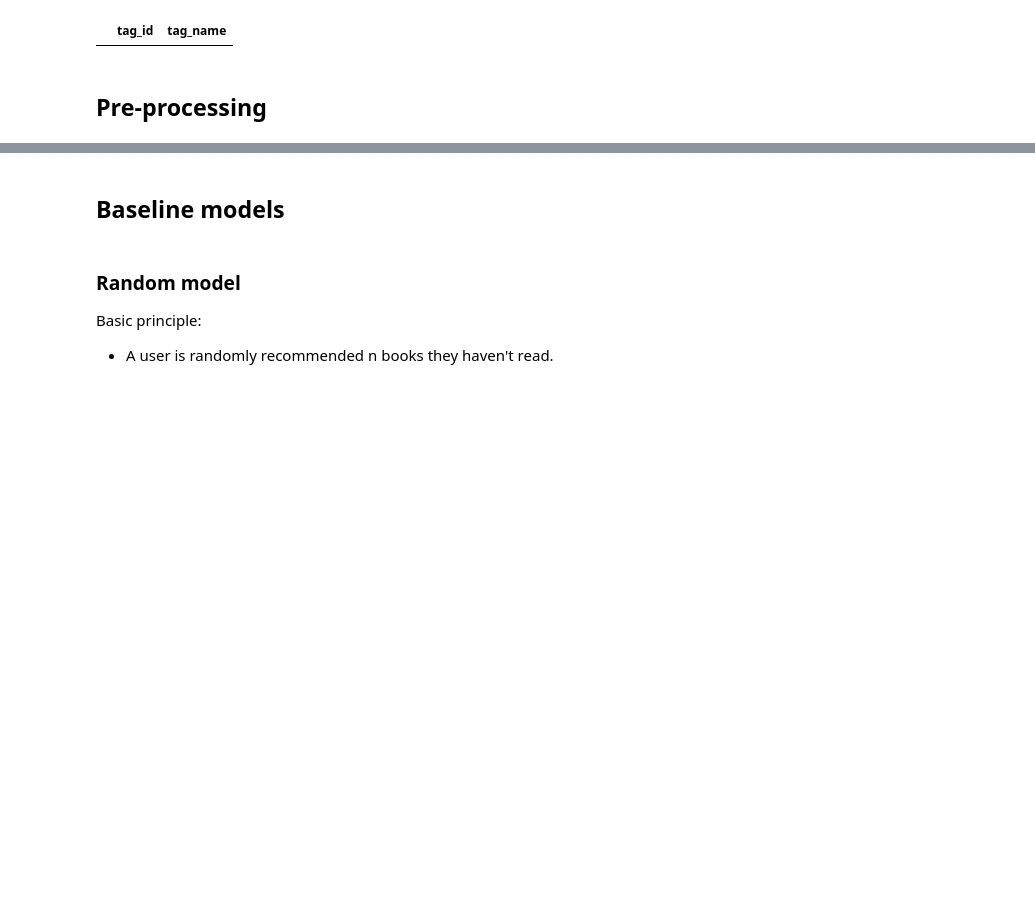
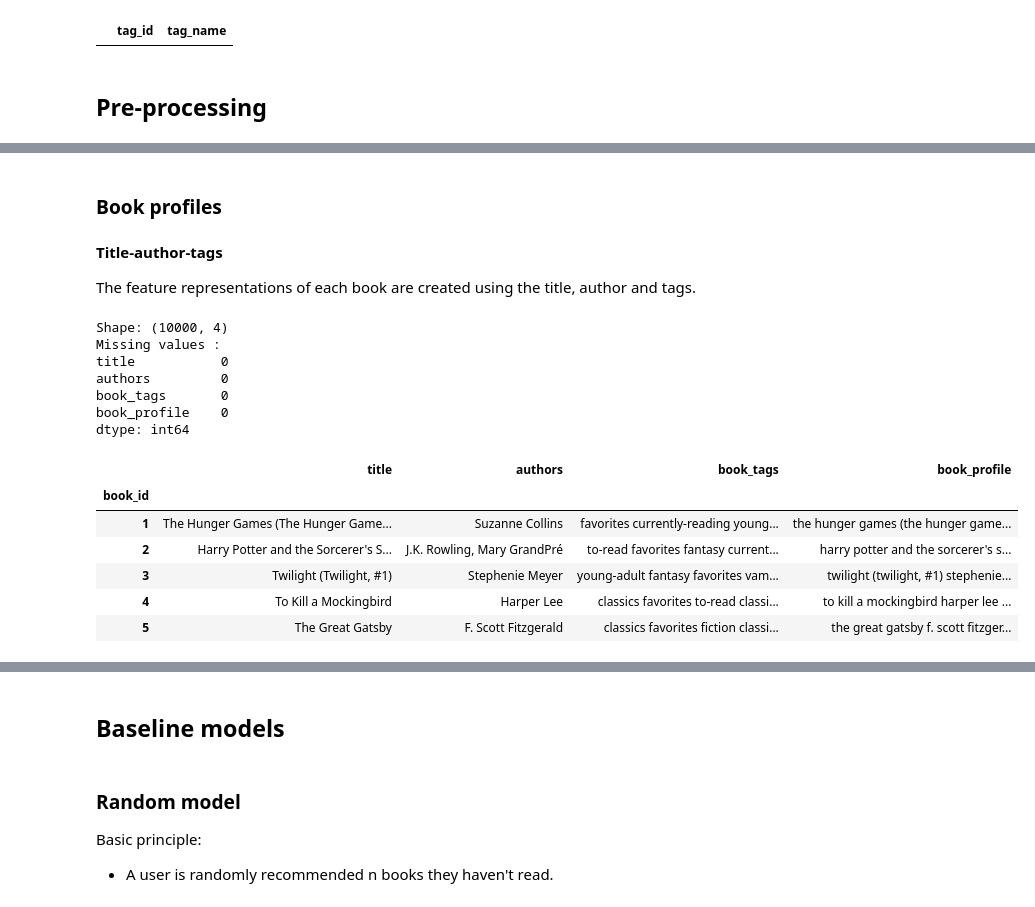
Before and after one commit to earth1987/book-content-based-recommender, a Jupyter notebook: notebooks/content_based_recommendation.ipynb, the cells around one changed output, grey strips where cells are left out. Saved outputs shown, nothing was run; the diff lists cells and outputs as text; code cells hidden in the pictures; blank space fills up the shorter version.

```diff
--- a/notebooks/content_based_recommendation.ipynb
+++ b/notebooks/content_based_recommendation.ipynb
@@ -381,0 +495,29 @@ tags[tags.duplicated()]
+# %% [markdown]
+### Book profiles
+# %% [markdown]
+**Title-author-tags**
+
+The feature representations of each book are created using the title, author and tags.
+# %%
+# Create book id-tag lookup
+book_profile = books.groupby("book_id")[["title", "authors", "book_tags"]].first()
+book_profile["book_profile"] = book_profile["title"] + " " + book_profile["authors"] + " " + book_profile["book_tags"].fillna(" ")
+book_profile["book_profile"] = book_profile["book_profile"].str.lower()
+print(f"Shape: {book_profile.shape}")
+print(f"Missing values :\n{book_profile.isna().sum()}")
+display(book_profile.head())
+# %% [output]
+Shape: (10000, 4)
+Missing values :
+title           0
+authors         0
+book_tags       0
+book_profile    0
+dtype: int64
+|  | title | authors | book_tags | book_profile |
+| book_id |  |  |  |  |
+| 1 | The Hunger Games (The Hunger Game... | Suzanne Collins | favorites currently-reading young... | the hunger games (the hunger game... |
+| 2 | Harry Potter and the Sorcerer's S... | J.K. Rowling, Mary GrandPré | to-read favorites fantasy current... | harry potter and the sorcerer's s... |
+| 3 | Twilight (Twilight, #1) | Stephenie Meyer | young-adult fantasy favorites vam... | twilight (twilight, #1) stephenie... |
+| 4 | To Kill a Mockingbird | Harper Lee | classics favorites to-read classi... | to kill a mockingbird harper lee ... |
+| 5 | The Great Gatsby | F. Scott Fitzgerald | classics favorites fiction classi... | the great gatsby f. scott fitzger... |
```
Also changed, not shown: parts of 37 cells of this notebook, 1 other file.
